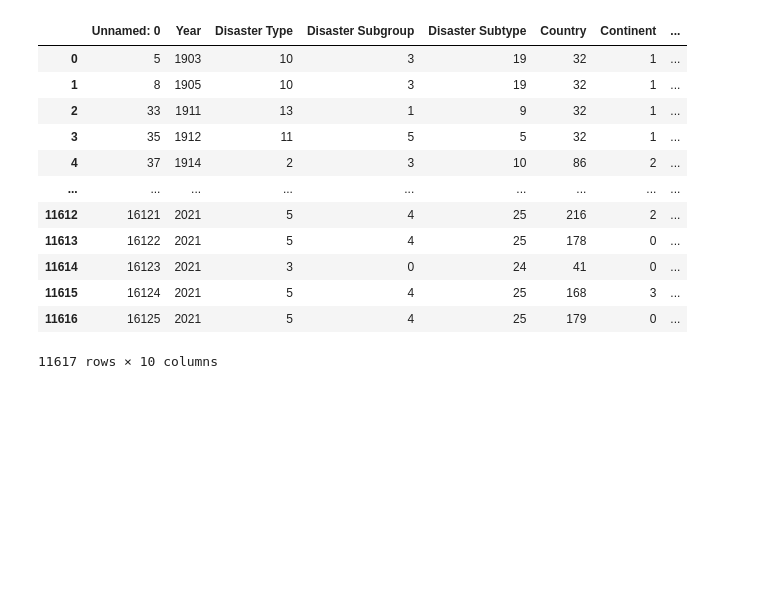
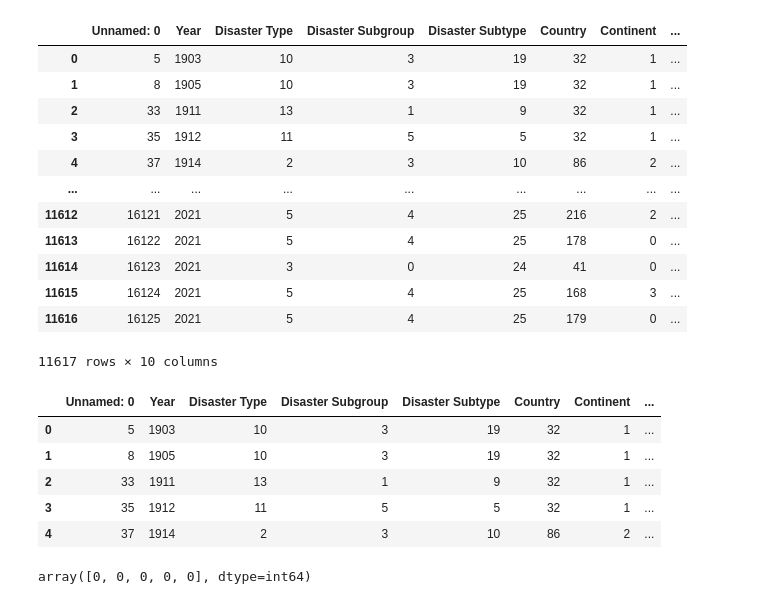
Before and after one commit to goatgirl86/Final_Project_Wildfires, a Jupyter notebook: logistic.ipynb, the cells around one changed output. Drawn from its saved outputs; the diff is of its cells as text; code cells hidden in the pictures; blank space fills up the shorter version.

```diff
--- a/logistic.ipynb
+++ b/logistic.ipynb
@@ -89,0 +100,18 @@ encoded_df
+# %%
+# Define the features set.
+X = encoded_df.copy()
+X = X.drop("Prediction", axis=1)
+X.head()
+# %% [output]
+|  | Unnamed: 0 | Year | Disaster Type | Disaster Subgroup | Disaster Subtype | Country | Continent | ... |
+| 0 | 5 | 1903 | 10 | 3 | 19 | 32 | 1 | ... |
+| 1 | 8 | 1905 | 10 | 3 | 19 | 32 | 1 | ... |
+| 2 | 33 | 1911 | 13 | 1 | 9 | 32 | 1 | ... |
+| 3 | 35 | 1912 | 11 | 5 | 5 | 32 | 1 | ... |
+| 4 | 37 | 1914 | 2 | 3 | 10 | 86 | 2 | ... |
+# %%
+# Define the target set.
+y = encoded_df["Prediction"].ravel()
+y[:5]
+# %% [output]
+array([0, 0, 0, 0, 0], dtype=int64)
```
Also changed, not shown: parts of 4 cells of this notebook.
